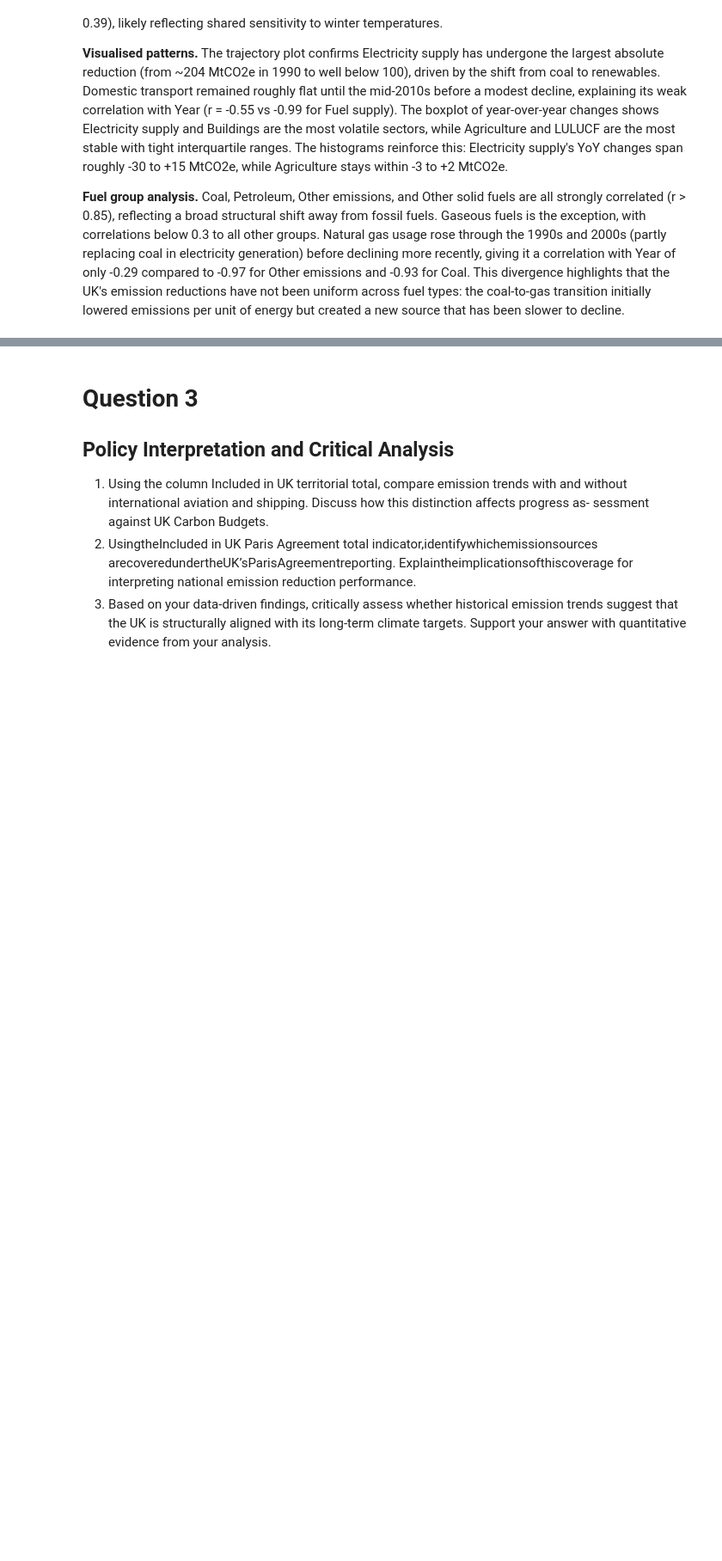
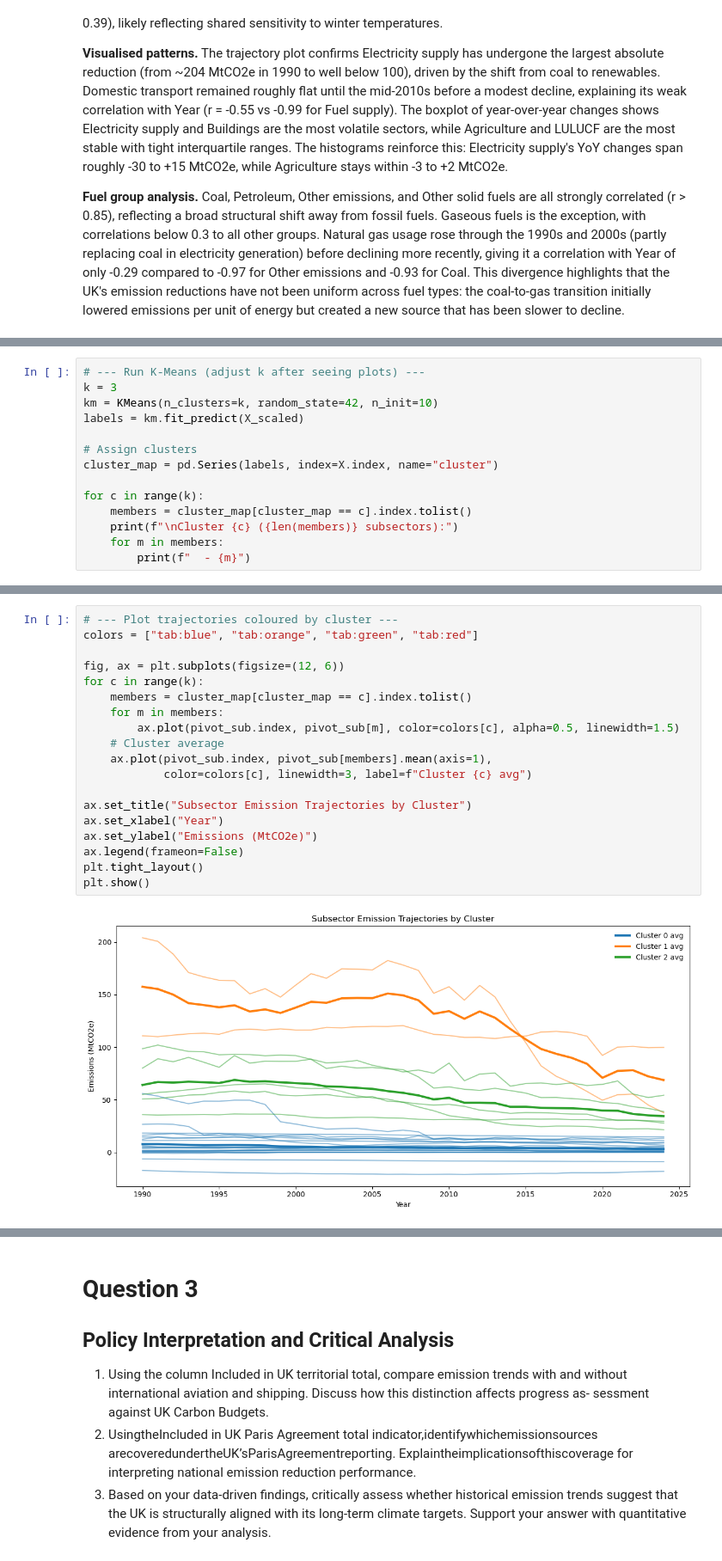
Before and after one commit to PontusNeumann/CBS-Spring26, a Jupyter notebook: alex_ml_ma1.ipynb, the cells around one changed output, grey strips where cells are left out. Shown at 86% size. Cells and saved outputs as stored; diff of their text form; blank space fills up the shorter version.

```diff
--- a/alex_ml_ma1.ipynb
+++ b/alex_ml_ma1.ipynb
@@ -499,0 +569,14 @@ reductions.
+# %%
+# --- Run K-Means (adjust k after seeing plots) ---
+k = 3
+km = KMeans(n_clusters=k, random_state=42, n_init=10)
+labels = km.fit_predict(X_scaled)
+
+# Assign clusters
+cluster_map = pd.Series(labels, index=X.index, name="cluster")
+
+for c in range(k):
+    members = cluster_map[cluster_map == c].index.tolist()
+    print(f"\nCluster {c} ({len(members)} subsectors):")
+    for m in members:
+        print(f"  - {m}")
@@ -499,0 +601,21 @@ reductions.
+# %%
+# --- Plot trajectories coloured by cluster ---
+colors = ["tab:blue", "tab:orange", "tab:green", "tab:red"]
+
+fig, ax = plt.subplots(figsize=(12, 6))
+for c in range(k):
+    members = cluster_map[cluster_map == c].index.tolist()
+    for m in members:
+        ax.plot(pivot_sub.index, pivot_sub[m], color=colors[c], alpha=0.5, linewidth=1.5)
+    # Cluster average
+    ax.plot(pivot_sub.index, pivot_sub[members].mean(axis=1),
+            color=colors[c], linewidth=3, label=f"Cluster {c} avg")
+
+ax.set_title("Subsector Emission Trajectories by Cluster")
+ax.set_xlabel("Year")
+ax.set_ylabel("Emissions (MtCO2e)")
+ax.legend(frameon=False)
+plt.tight_layout()
+plt.show()
+# %% [output]
+[figure, added]
```
Also changed, not shown: parts of 7 cells of this notebook.
